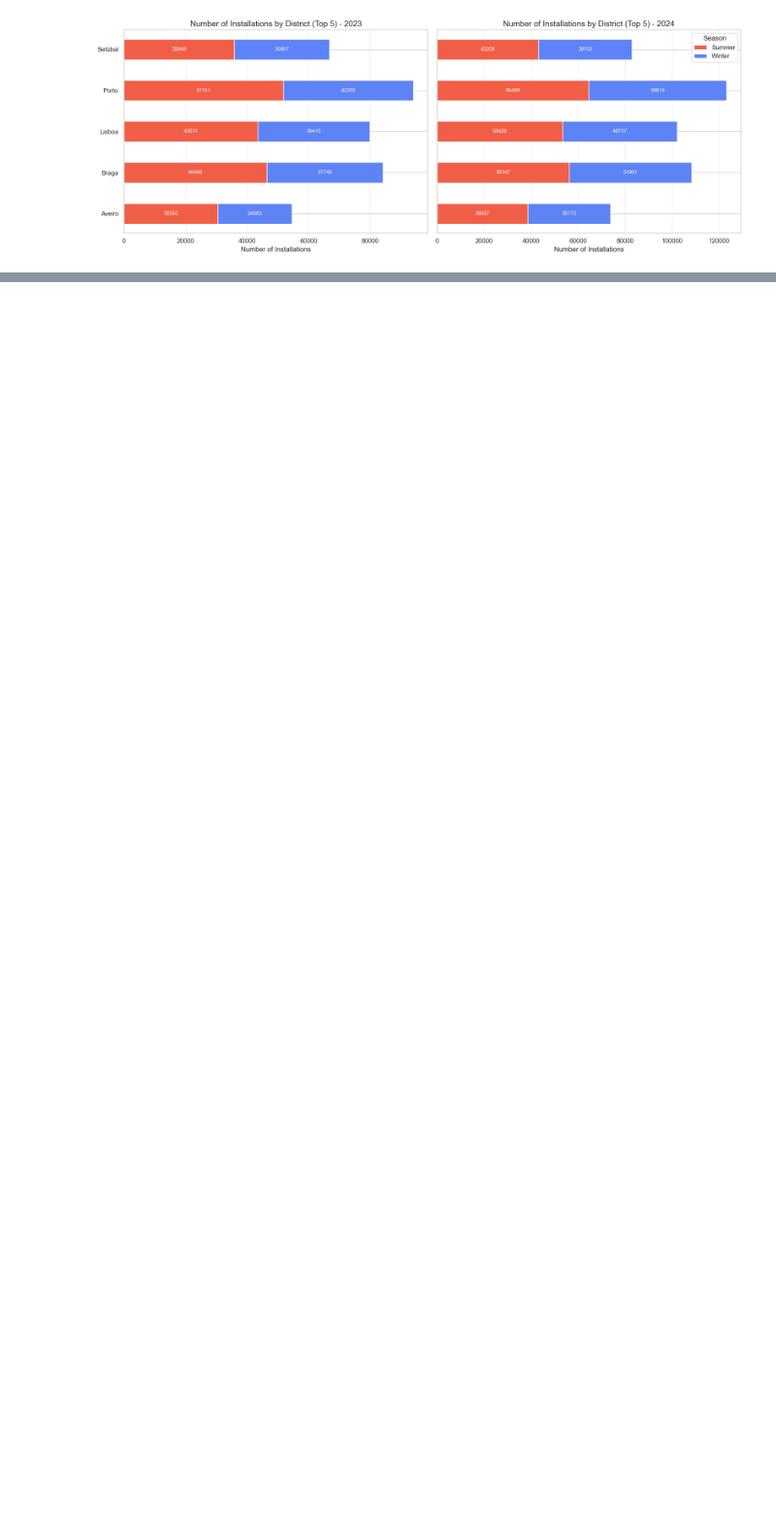
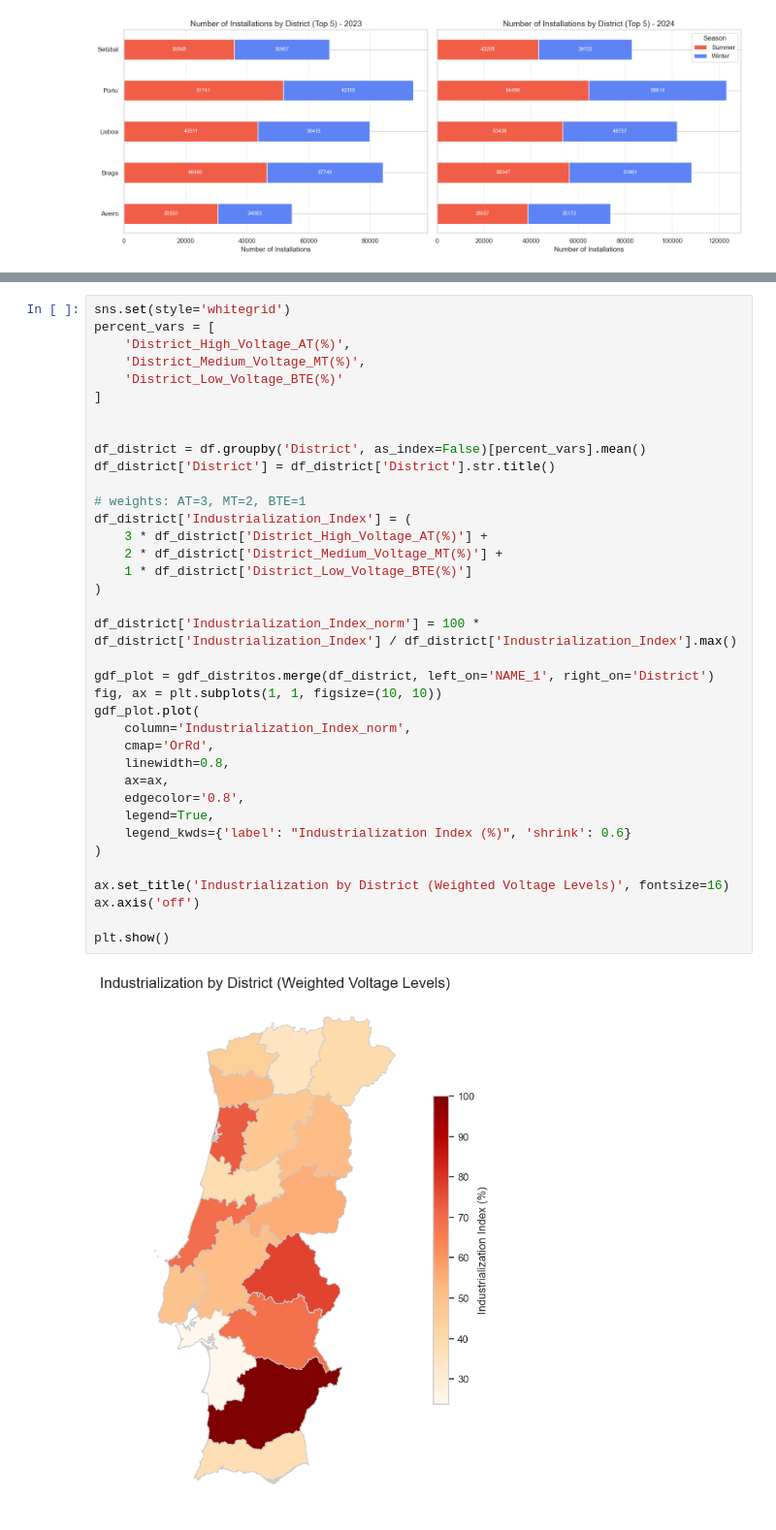
Before and after one commit to Mariana-rc01/WattWise, a Jupyter notebook: iara_notebook.ipynb, the cells around one changed output, grey strips where cells are left out. Shown at 97% size. Drawn from its saved outputs; the diff is of its cells as text; blank space fills up the shorter version.

```diff
--- a/iara_notebook.ipynb
+++ b/iara_notebook.ipynb
@@ -1707,0 +1697,39 @@ plt.show()
+# %%
+sns.set(style='whitegrid')
+percent_vars = [
+    'District_High_Voltage_AT(%)',
+    'District_Medium_Voltage_MT(%)',
+    'District_Low_Voltage_BTE(%)'
+]
+
+
+df_district = df.groupby('District', as_index=False)[percent_vars].mean()
+df_district['District'] = df_district['District'].str.title()
+
+# weights: AT=3, MT=2, BTE=1
+df_district['Industrialization_Index'] = (
+    3 * df_district['District_High_Voltage_AT(%)'] +
+    2 * df_district['District_Medium_Voltage_MT(%)'] +
+    1 * df_district['District_Low_Voltage_BTE(%)']
+)
+
+df_district['Industrialization_Index_norm'] = 100 * df_district['Industrialization_Index'] / df_district['Industrialization_Index'].max()
+
+gdf_plot = gdf_distritos.merge(df_district, left_on='NAME_1', right_on='District')
+fig, ax = plt.subplots(1, 1, figsize=(10, 10))
+gdf_plot.plot(
+    column='Industrialization_Index_norm',
+    cmap='OrRd',
+    linewidth=0.8,
+    ax=ax,
+    edgecolor='0.8',
+    legend=True,
+    legend_kwds={'label': "Industrialization Index (%)", 'shrink': 0.6}
+)
+
+ax.set_title('Industrialization by District (Weighted Voltage Levels)', fontsize=16)
+ax.axis('off')
+
+plt.show()
+# %% [output]
+[figure, added]
```
Also changed, not shown: parts of 23 cells of this notebook.
